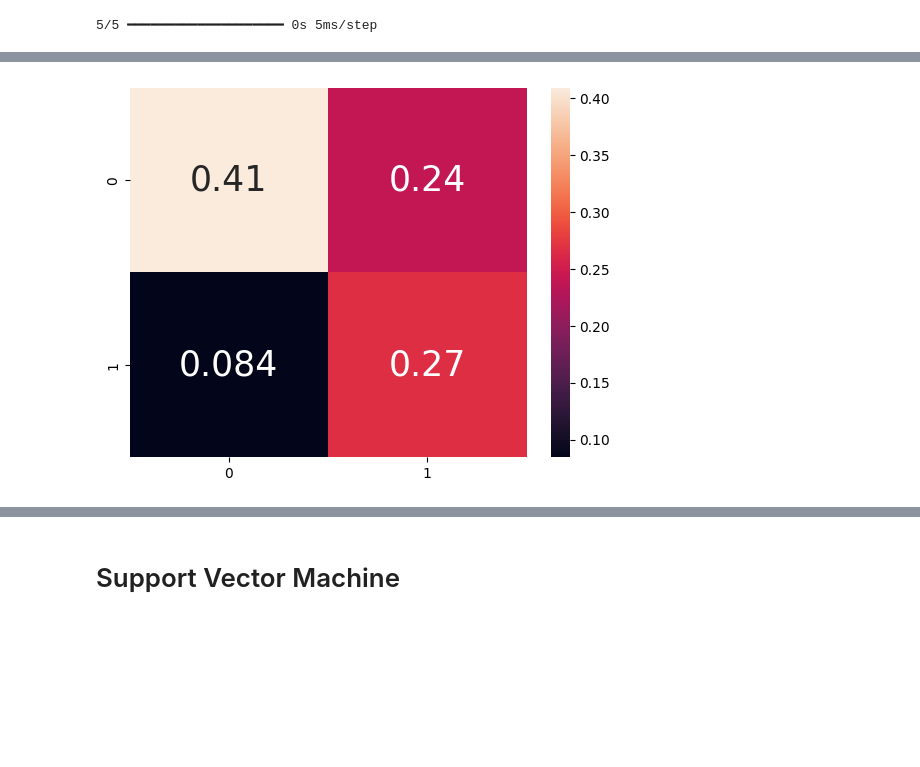
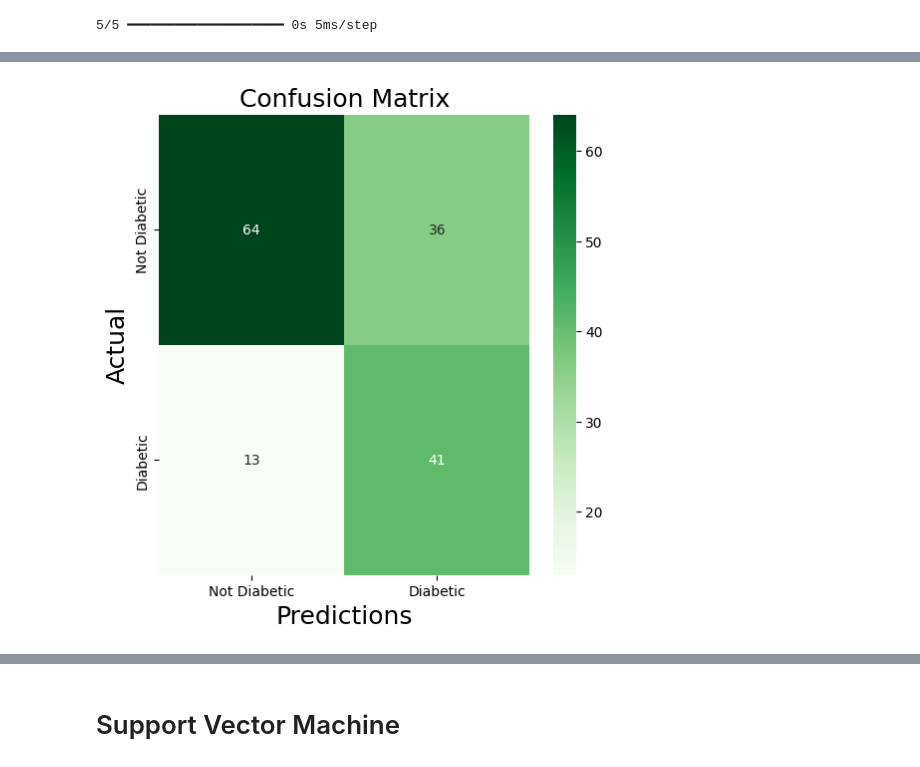
Before and after one commit to bytesbyt/ds_diabetes, a Jupyter notebook: diabetes.ipynb, the cells around one changed output, grey strips where cells are left out. Drawn from its saved outputs; the diff is of its cells as text; code cells hidden in the pictures; blank space fills up the shorter version.

Commit message:
Update confusion matrix

```diff
--- a/diabetes.ipynb
+++ b/diabetes.ipynb
@@ -422,9 +422,25 @@ plt.show()
-# %%
-cf_matrix = confusion_matrix(y_test, y_pred)
-sns.heatmap(cf_matrix/np.sum(cf_matrix), annot = True, annot_kws = {'size':25})
-plt.show()
-# %% [output]
-[figure, removed]
+# %%
+# Confusion matrix
+cf_matrix = confusion_matrix(y_test, y_pred)
+
+# Create labels
+labels = ['Not Diabetic', 'Diabetic']
+
+# Plot confusion matrix with custom labels
+fig, ax = plt.subplots(figsize=(6,6))
+sns.heatmap(cf_matrix,
+            annot=True,
+            fmt='d',
+            cmap='Greens',
+            xticklabels=labels,
+            yticklabels=labels)
+
+plt.xlabel('Predictions', fontsize=18)
+plt.ylabel('Actual', fontsize=18)
+plt.title('Confusion Matrix', fontsize=18)
+plt.show()
+# %% [output]
+[figure, added]
 # %%
 print(classification_report(y_test, y_pred))
 # %% [output]
```
Also changed, not shown: parts of 7 cells of this notebook, 2 other files.
